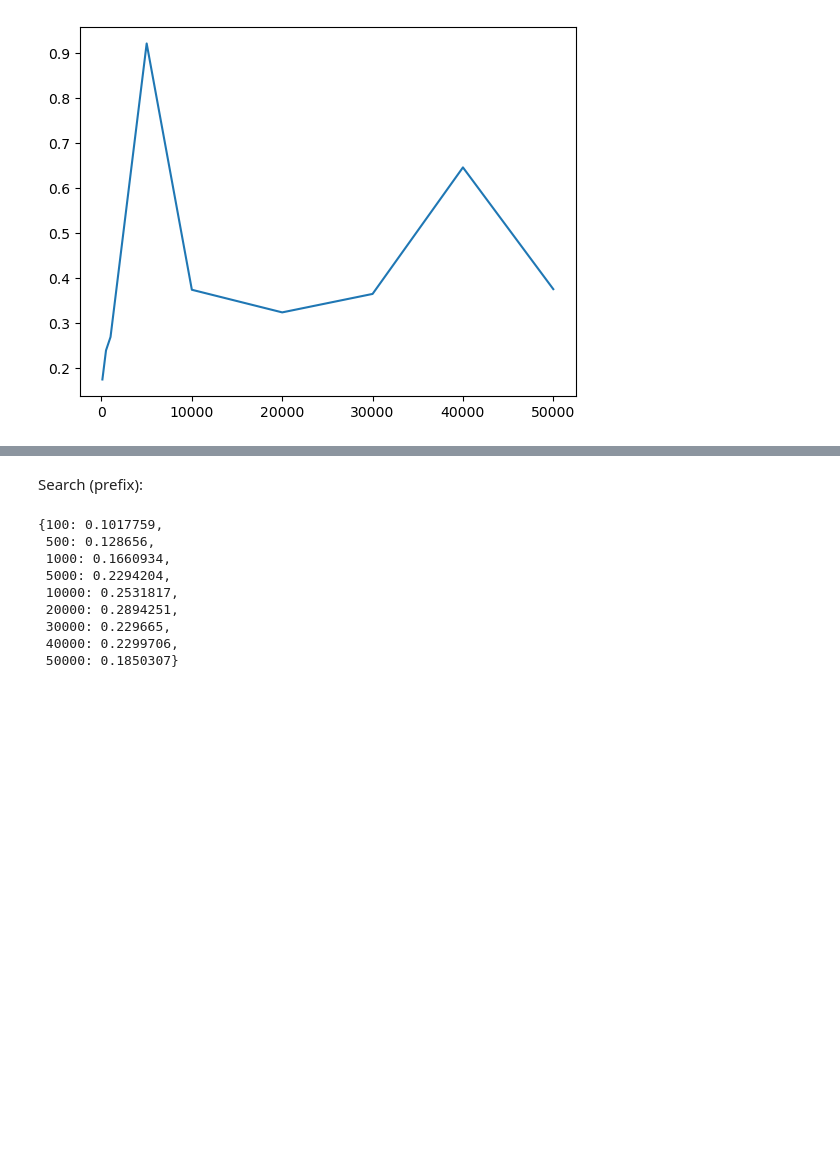
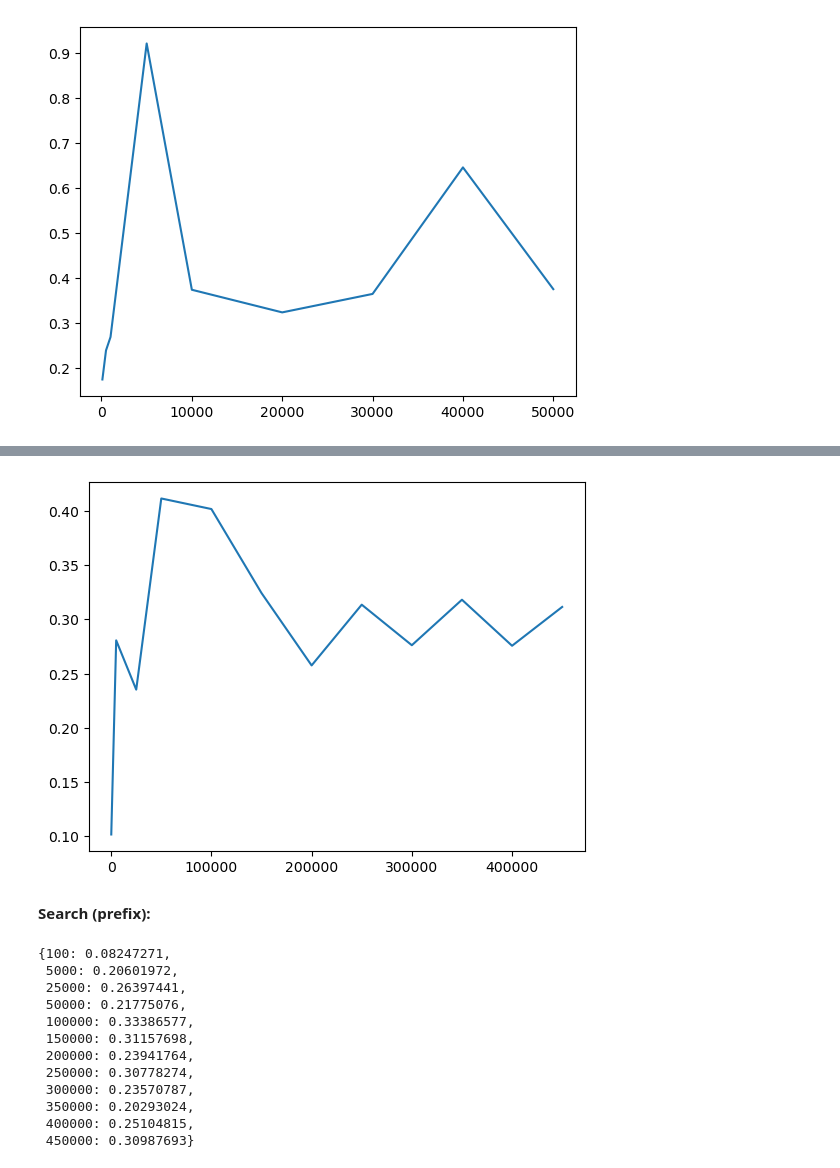
Before and after one commit to elverhofstadt/Project-Concepts-of-Data-Science, a Jupyter notebook: ternary_search_tree.ipynb, the cells around one changed output, grey strips where cells are left out. Cells and saved outputs as stored; diff of their text form; code cells hidden in the pictures; blank space fills up the shorter version.

```diff
--- a/ternary_search_tree.ipynb
+++ b/ternary_search_tree.ipynb
@@ -241,34 +289,42 @@ plt.plot(times.keys(), times.values());
+# %%
+plt.plot(times.keys(), times.values());
+# %% [output]
+[figure, added]
 # %% [markdown]
-Search (prefix):
+**Search (prefix):**
 # %%
-nr_runs = 1_000
+nr_runs = 10_000
 times = {}
-search_sample = random.sample(words, k=20)
-# create 20 prefixes
-search_prefix_sample = [sample_word[:-2] for sample_word in search_sample]
-for sample in samples:
+
+search_sample = random.sample(words_full, k=20)
+random_sample = [sample_word[:-2] for sample_word in random_sample]
+
+for sample in samples_full:
     tst = TernarySearchTree()
     for word in sample:
         tst.insert(word)
     times[len(sample)] = 0.0
     for _ in range(nr_runs):
         start_time = time.time_ns()
-        for word in search_prefix_sample:
+        for word in search_sample:
             tst.search(word)
         end_time = time.time_ns()
         times[len(sample)] += end_time - start_time
     times[len(sample)] /= nr_runs*1_000_000.0
 times
 # %% [output]
-{100: 0.1017759,
- 500: 0.128656,
- 1000: 0.1660934,
- 5000: 0.2294204,
- 10000: 0.2531817,
- 20000: 0.2894251,
- 30000: 0.229665,
- 40000: 0.2299706,
- 50000: 0.1850307}
+{100: 0.08247271,
+ 5000: 0.20601972,
+ 25000: 0.26397441,
+ 50000: 0.21775076,
+ 100000: 0.33386577,
+ 150000: 0.31157698,
+ 200000: 0.23941764,
+ 250000: 0.30778274,
+ 300000: 0.23570787,
+ 350000: 0.20293024,
+ 400000: 0.25104815,
+ 450000: 0.30987693}
 # %%
 plt.plot(times.keys(), times.values());
 # %% [output]
```
Also changed, not shown: parts of 16 cells of this notebook.
